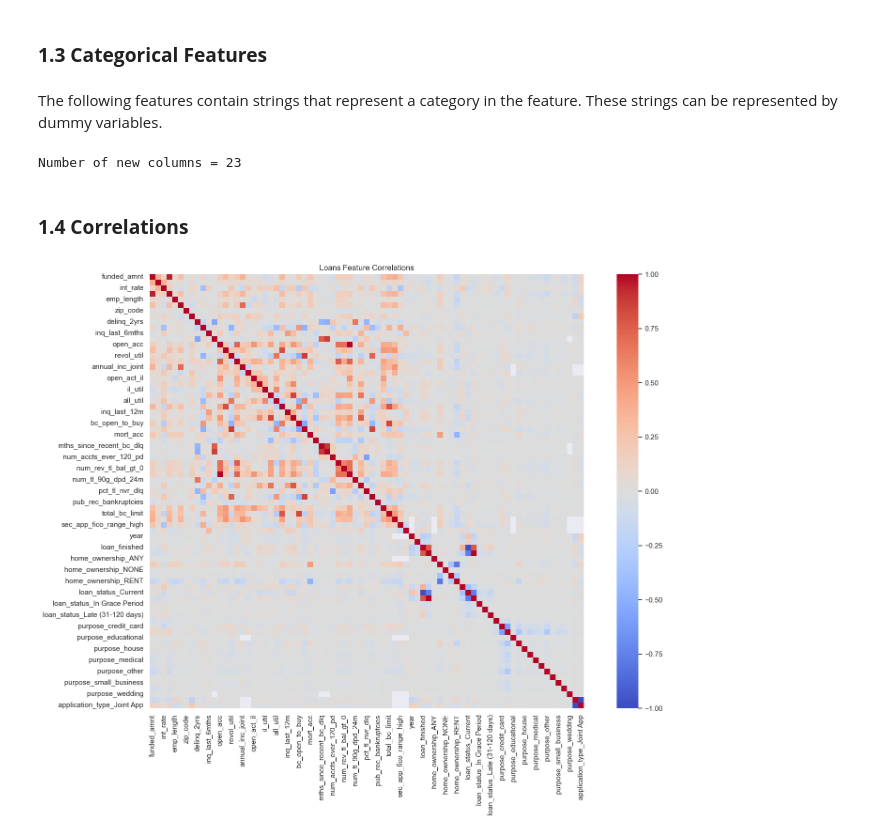
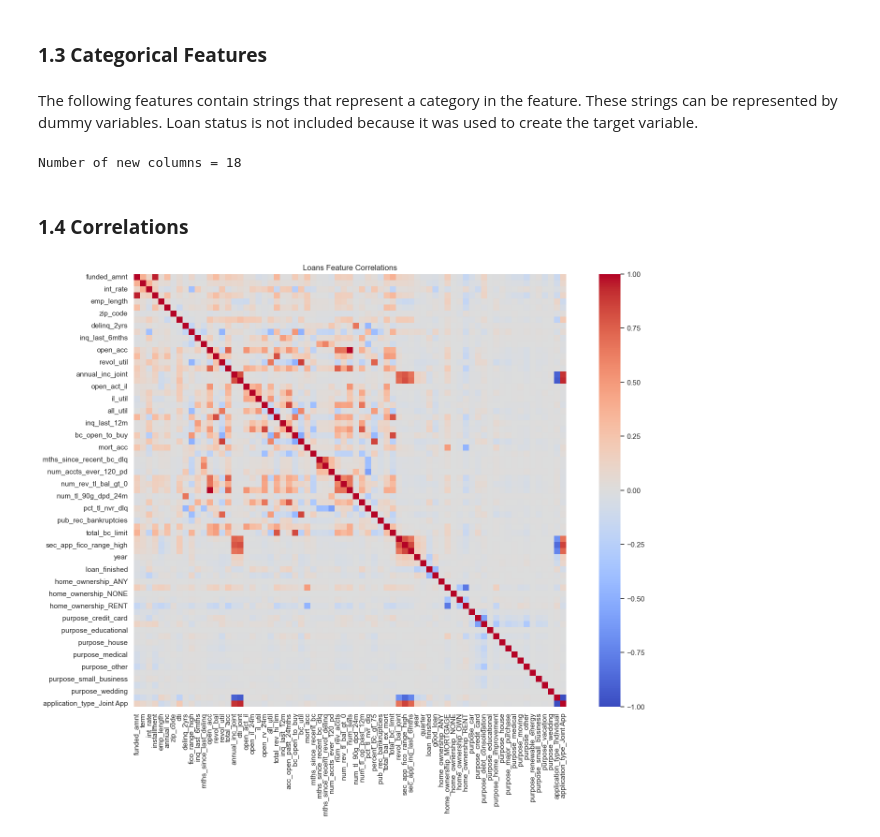
Before and after one commit to skalenjr/Lighthouse-Data-Challenge, a Jupyter notebook: Loans.ipynb, the cells around one changed output. Drawn from its saved outputs; the diff is of its cells as text; code cells hidden in the pictures.

```diff
--- a/Loans.ipynb
+++ b/Loans.ipynb
@@ -141,9 +142,9 @@ loans['loan_finished'] = 1
 for status in loans['loan_status'].unique():
     if status in inprogress:
         loans.loc[loans['loan_status'] == status, 'loan_finished'] = 0
-    if status in good:
+    if status in good or status in inprogress:
         loans.loc[loans['loan_status'] == status, 'good_loan'] = 1
-    if status in bad or status in inprogress:
+    if status in bad:
         loans.loc[loans['loan_status'] == status, 'good_loan'] = 0
 loans['loan_finished'].fillna(1, inplace=True)
 
@@ -240,10 +237,6 @@ plt.show()
 # %% [markdown]
 ### **1.3 Missing Values**
 # %%
-loans['good_loan'].replace('Bad', 0.0, inplace=True)
-loans['good_loan'].replace('Good', 1.0, inplace=True)
-
-
 def display_missing(df):
     nummissing = 0
     for col in df.columns.tolist():
@@ -298,22 +291,22 @@ Number of loans removed from dataset: 35436 (8.07%)
 # %% [markdown]
 ### **1.3 Categorical Features**
 # %% [markdown]
-The following features contain strings that represent a category in the feature. These strings can be represented by dummy variables.
+The following features contain strings that represent a category in the feature. These strings can be represented by dummy variables. Loan status is not included because it was used to create the target variable.
 # %%
-make_dummies = ['home_ownership', 'loan_status', 'purpose', 'application_type']
-before = loans.shape[1]
-loans = pd.get_dummies(loans, columns=make_dummies)
-print('Number of new columns = ' + str(loans.shape[1] - before))
+categories = ['home_ownership', 'purpose', 'application_type']
+before = loans2.shape[1]
+loans2 = pd.get_dummies(loans2, columns=categories)
+print('Number of new columns = ' + str(loans2.shape[1] - before))
 # %% [output]
-Number of new columns = 23
+Number of new columns = 18
 # %% [markdown]
 ### **1.4 Correlations**
 # %%
 fig, axs = plt.subplots(nrows=1, figsize=(18, 12))
-c = loans.corr()
-sns.heatmap(loans.corr(),  annot=False, square=True, cmap='coolwarm')
+c = loans2.corr()
+sns.heatmap(c,  annot=False, square=True, cmap='coolwarm')
 plt.title('Loans Feature Correlations')
 plt.show()
 # %% [output]
-[figure, old version]
+[figure, new version]
 # %% [markdown]
```
Also changed, not shown: parts of 12 cells of this notebook.
